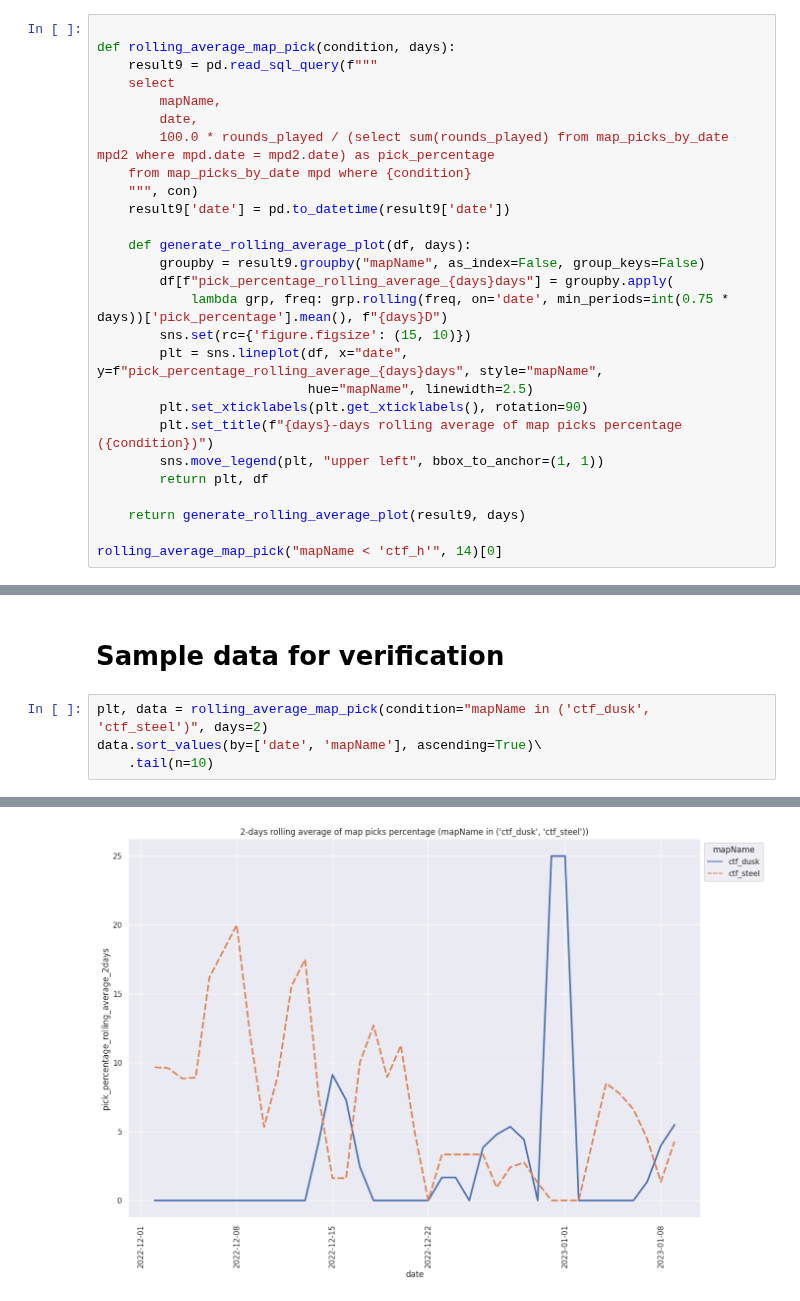
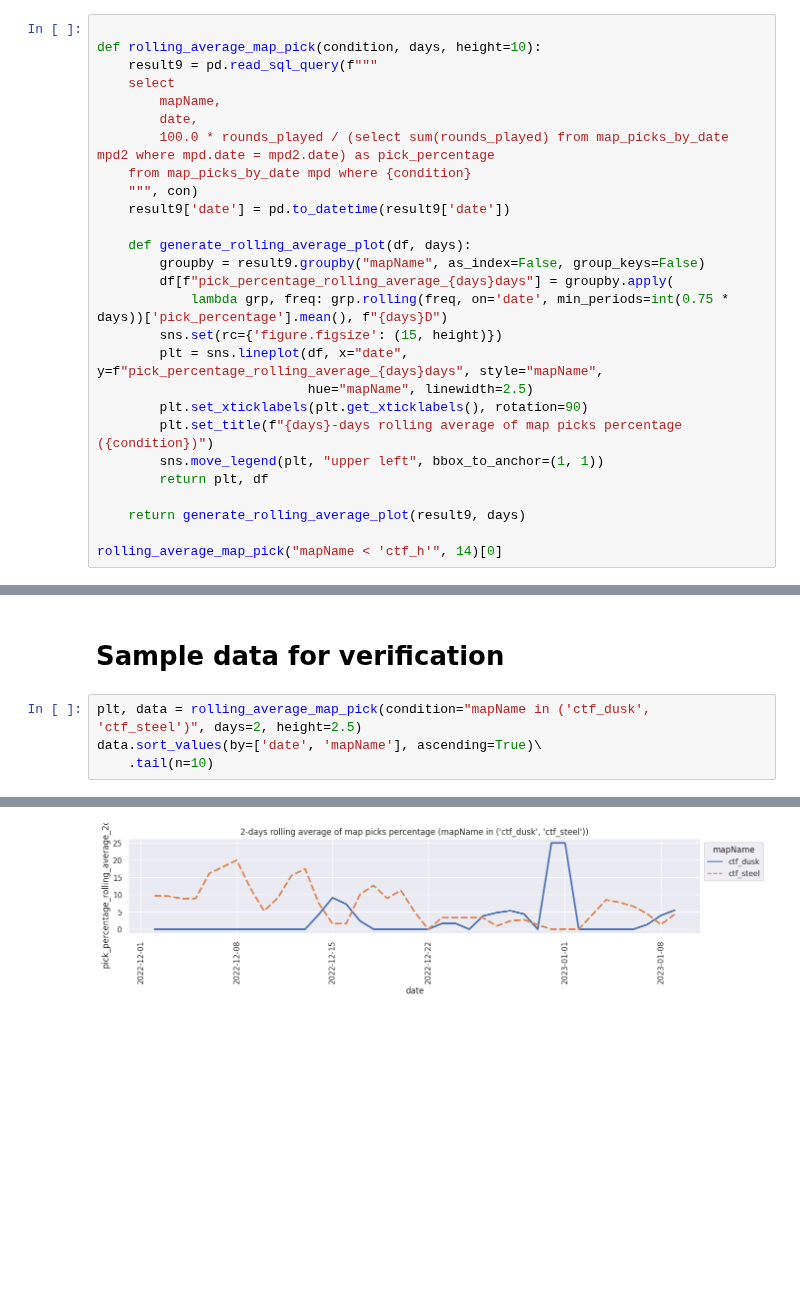
Before and after one commit to s2vndl/s2_1st_tournament_stats, a Jupyter notebook: stats_maps_trends.ipynb, the cells around one changed output, grey strips where cells are left out. Saved outputs shown, nothing was run; the diff lists cells and outputs as text; blank space fills up the shorter version.

Commit message:
reduce sample data chart

```diff
--- a/stats_maps_trends.ipynb
+++ b/stats_maps_trends.ipynb
@@ -54,7 +54,7 @@ pd.read_sql_query(query, con)
 # Weapon usage trends
 # %%
 
-def rolling_average_map_pick(condition, days):
+def rolling_average_map_pick(condition, days, height=10):
     result9 = pd.read_sql_query(f"""
     select
         mapName,
@@ -68,7 +68,7 @@ def rolling_average_map_pick(condition, days):
         groupby = result9.groupby("mapName", as_index=False, group_keys=False)
         df[f"pick_percentage_rolling_average_{days}days"] = groupby.apply(
             lambda grp, freq: grp.rolling(freq, on='date', min_periods=int(0.75 * days))['pick_percentage'].mean(), f"{days}D")
-        sns.set(rc={'figure.figsize': (15, 10)})
+        sns.set(rc={'figure.figsize': (15, height)})
         plt = sns.lineplot(df, x="date", y=f"pick_percentage_rolling_average_{days}days", style="mapName",
                            hue="mapName", linewidth=2.5)
         plt.set_xticklabels(plt.get_xticklabels(), rotation=90)
@@ -93,19 +93,19 @@ plt
 # %% [markdown]
 # Sample data for verification
 # %%
-plt, data = rolling_average_map_pick(condition="mapName in ('ctf_dusk', 'ctf_steel')", days=2)
+plt, data = rolling_average_map_pick(condition="mapName in ('ctf_dusk', 'ctf_steel')", days=2, height=2.5)
 data.sort_values(by=['date', 'mapName'], ascending=True)\
     .tail(n=10)
 # %% [output]
 |  | mapName | date | pick_percentage | pick_percentage_rolling_average_2... |
 | 64 | ctf_dusk | 2023-01-05 | 0.000000 | 0.000000 |
 | 65 | ctf_steel | 2023-01-05 | 6.976744 | 7.743691 |
 | 66 | ctf_dusk | 2023-01-06 | 0.000000 | 0.000000 |
 | 67 | ctf_steel | 2023-01-06 | 6.250000 | 6.613372 |
 | 68 | ctf_dusk | 2023-01-07 | 2.702703 | 1.351351 |
 | 69 | ctf_steel | 2023-01-07 | 2.702703 | 4.476351 |
 | 70 | ctf_dusk | 2023-01-08 | 5.263158 | 3.982930 |
 | 71 | ctf_steel | 2023-01-08 | 0.000000 | 1.351351 |
 | 72 | ctf_dusk | 2023-01-09 | 5.714286 | 5.488722 |
 | 73 | ctf_steel | 2023-01-09 | 8.571429 | 4.285714 |
-[figure, old version]
+[figure, new version]
```
